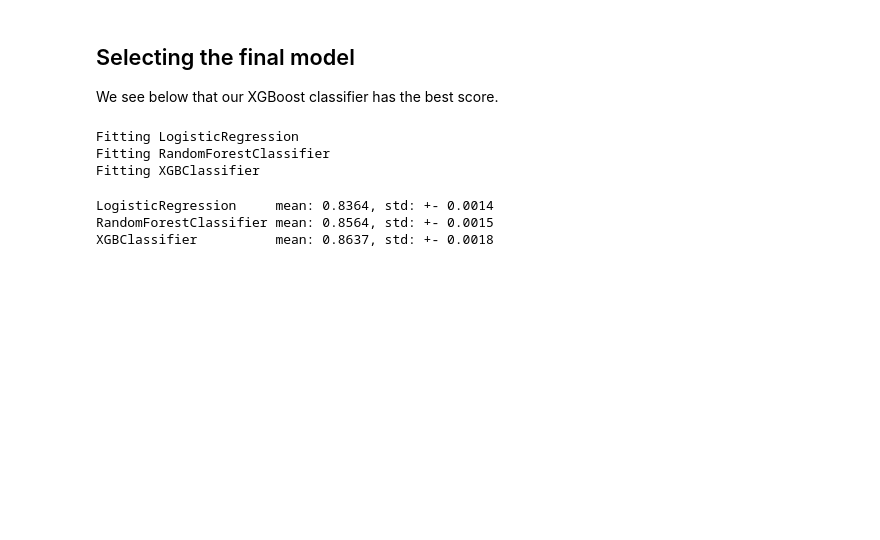
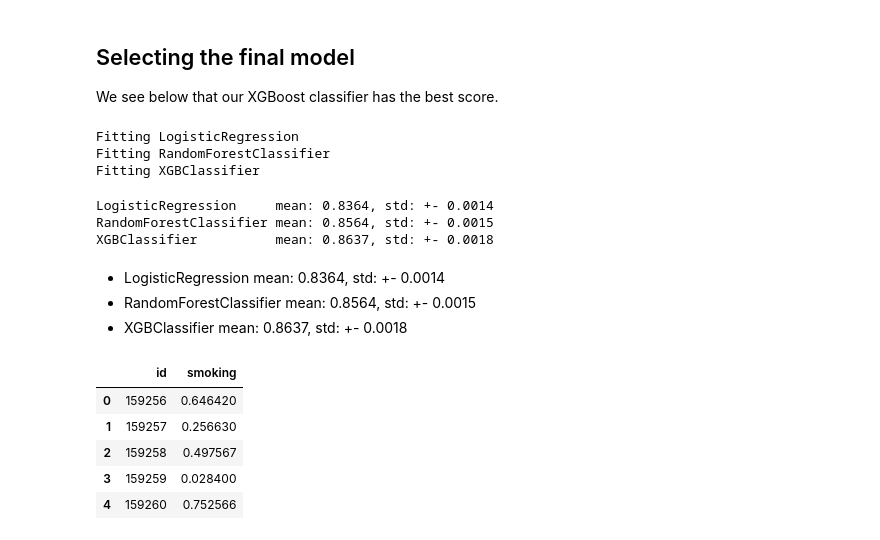
Before and after one commit to Koda98/smoker-status-prediction, a Jupyter notebook: notebook.ipynb, the cells around one changed output. Drawn from its saved outputs; the diff is of its cells as text; code cells hidden in the pictures; blank space fills up the shorter version.

```diff
--- a/notebook.ipynb
+++ b/notebook.ipynb
@@ -96,6 +95,7 @@ memory usage: 11.5+ MB
 # %%
 # drop columns
 comp_data_df_train = comp_data_df_train.drop(columns=['id'])
+df_test = df_test.drop(columns=['id'])
 orig_data_df = orig_data_df.drop(columns=['ID', 'gender', 'oral', 'tartar'])
 # %%
 orig_data_df.shape
@@ -702,3 +698,23 @@ for name, mean, std in model_scores:
 LogisticRegression     mean: 0.8364, std: +- 0.0014
 RandomForestClassifier mean: 0.8564, std: +- 0.0015
 XGBClassifier          mean: 0.8637, std: +- 0.0018
+# %% [markdown]
+* LogisticRegression     mean: 0.8364, std: +- 0.0014
+* RandomForestClassifier mean: 0.8564, std: +- 0.0015
+* XGBClassifier          mean: 0.8637, std: +- 0.0018
+# %%
+xgb_final.fit(X_train, y_train)
+sub_pred = xgb_final.predict_proba(df_test)[:, 1]
+# %%
+submission = pd.read_csv("data/competition-data/sample_submission.csv")
+submission['smoking'] = sub_pred
+submission.to_csv('submission.csv', index = False)
+# %%
+submission.head()
+# %% [output]
+|  | id | smoking |
+| 0 | 159256 | 0.646420 |
+| 1 | 159257 | 0.256630 |
+| 2 | 159258 | 0.497567 |
+| 3 | 159259 | 0.028400 |
+| 4 | 159260 | 0.752566 |
```
Also changed, not shown: parts of 7 cells of this notebook, 5 other files.
